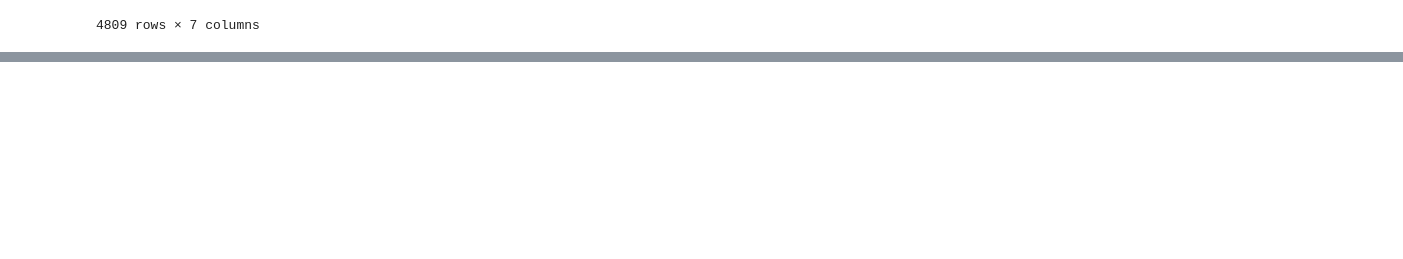
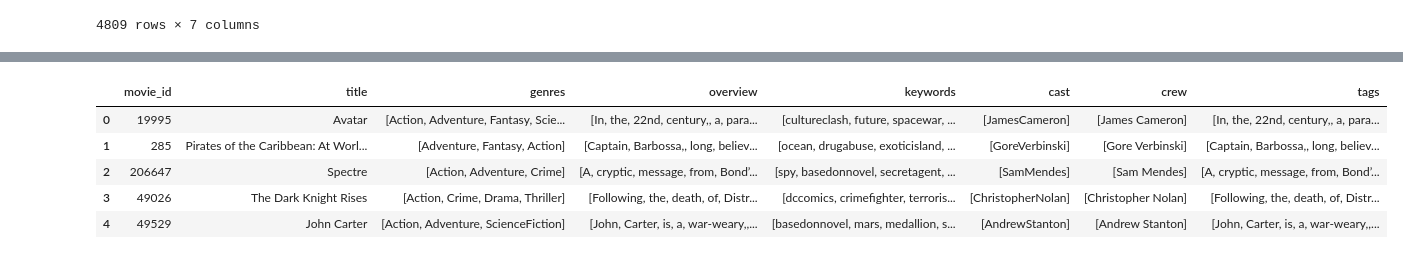
Before and after one commit to alicenjr/Recommender-System, a Jupyter notebook: movie_reco.ipynb, the cells around one changed output, grey strips where cells are left out. Drawn from its saved outputs; the diff is of its cells as text; code cells hidden in the pictures; blank space fills up the shorter version.

```diff
--- a/movie_reco.ipynb
+++ b/movie_reco.ipynb
@@ -74,0 +203,2 @@ mov
+# %%
+mov['cast']=mov['cast'].apply(lambda x:[i.replace(" ","") for i in x])
@@ -74,0 +233,2 @@ mov
+# %%
+mov.dropna(inplace=True)
@@ -74,0 +246,13 @@ mov
+# %%
+mov['cast']=mov['crew'].apply(lambda x:[i.replace(" ","") for i in x])
+# %%
+mov['tags'] = mov['overview']+mov['genres']+mov['keywords']+mov['cast']+mov['crew']
+# %%
+mov.head()
+# %% [output]
+|  | movie_id | title | genres | overview | keywords | cast | crew | tags |
+| 0 | 19995 | Avatar | [Action, Adventure, Fantasy, Scie... | [In, the, 22nd, century,, a, para... | [cultureclash, future, spacewar, ... | [JamesCameron] | [James Cameron] | [In, the, 22nd, century,, a, para... |
+| 1 | 285 | Pirates of the Caribbean: At Worl... | [Adventure, Fantasy, Action] | [Captain, Barbossa,, long, believ... | [ocean, drugabuse, exoticisland, ... | [GoreVerbinski] | [Gore Verbinski] | [Captain, Barbossa,, long, believ... |
+| 2 | 206647 | Spectre | [Action, Adventure, Crime] | [A, cryptic, message, from, Bond’... | [spy, basedonnovel, secretagent, ... | [SamMendes] | [Sam Mendes] | [A, cryptic, message, from, Bond’... |
+| 3 | 49026 | The Dark Knight Rises | [Action, Crime, Drama, Thriller] | [Following, the, death, of, Distr... | [dccomics, crimefighter, terroris... | [ChristopherNolan] | [Christopher Nolan] | [Following, the, death, of, Distr... |
+| 4 | 49529 | John Carter | [Action, Adventure, ScienceFiction] | [John, Carter, is, a, war-weary,,... | [basedonnovel, mars, medallion, s... | [AndrewStanton] | [Andrew Stanton] | [John, Carter, is, a, war-weary,,... |
```
Also changed, not shown: parts of 33 cells of this notebook.
